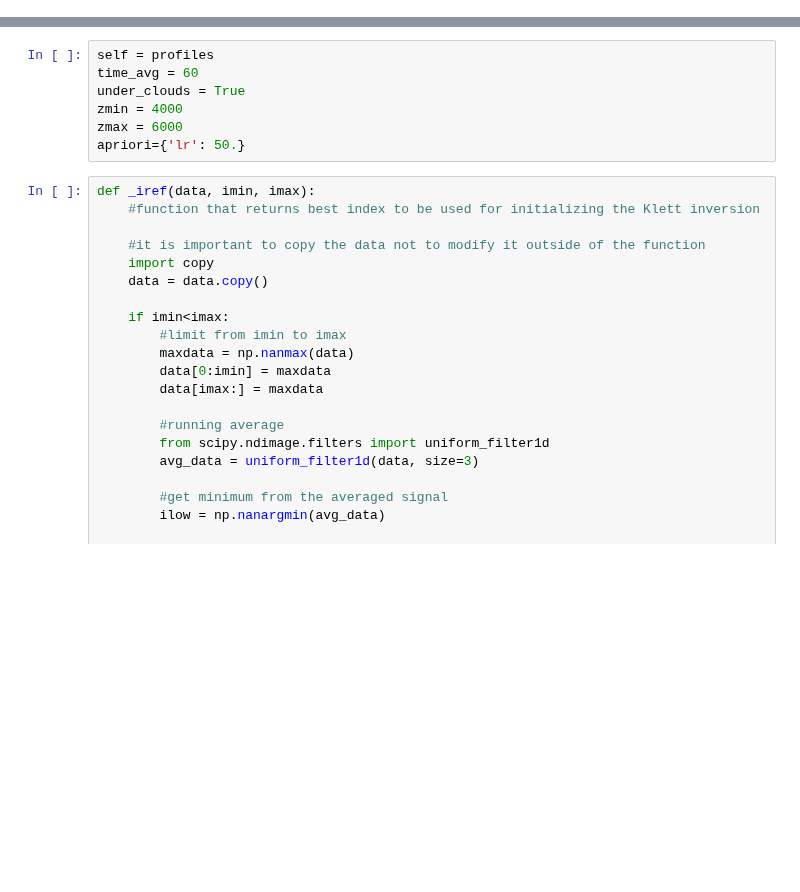
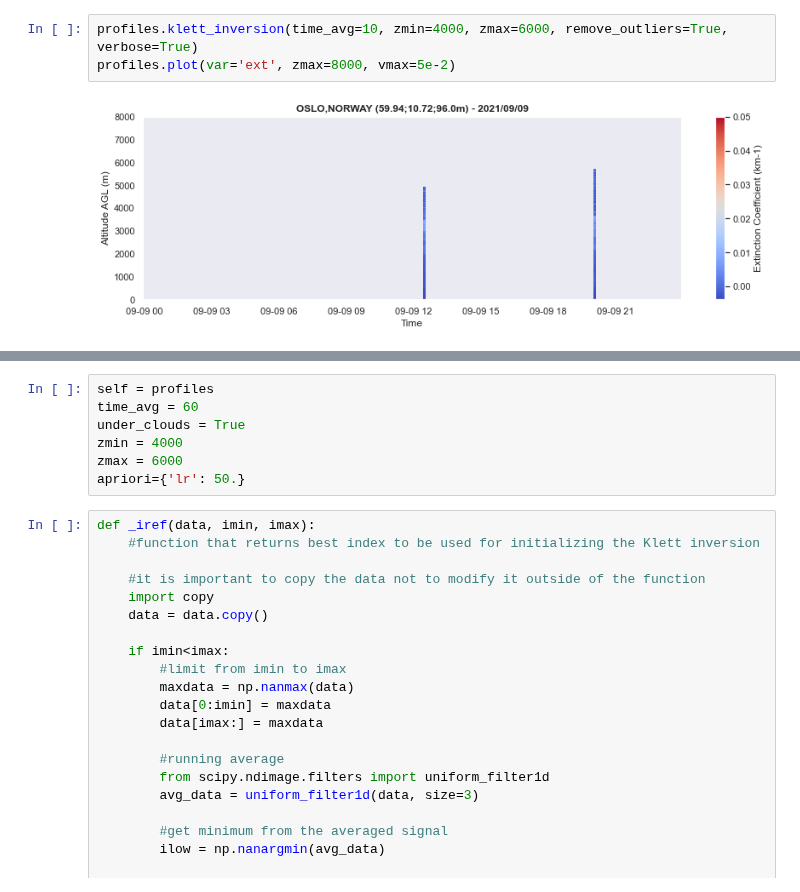
Before and after one commit to AugustinMortier/a-profiles, a Jupyter notebook: dev.ipynb, the cells around one changed output, grey strips where cells are left out. Drawn from its saved outputs; the diff is of its cells as text; blank space fills up the shorter version.

```diff
--- a/dev.ipynb
+++ b/dev.ipynb
@@ -24,0 +25,5 @@ profiles.plot(show_fog=True, show_clouds=True, show_pbl=True, log=True, vmin=1e1
+# %%
+profiles.klett_inversion(time_avg=10, zmin=4000, zmax=6000, remove_outliers=True, verbose=True)
+profiles.plot(var='ext', zmax=8000, vmax=5e-2)
+# %% [output]
+[figure, added]
```
Also changed, not shown: parts of 20 cells of this notebook, 34 other files.
